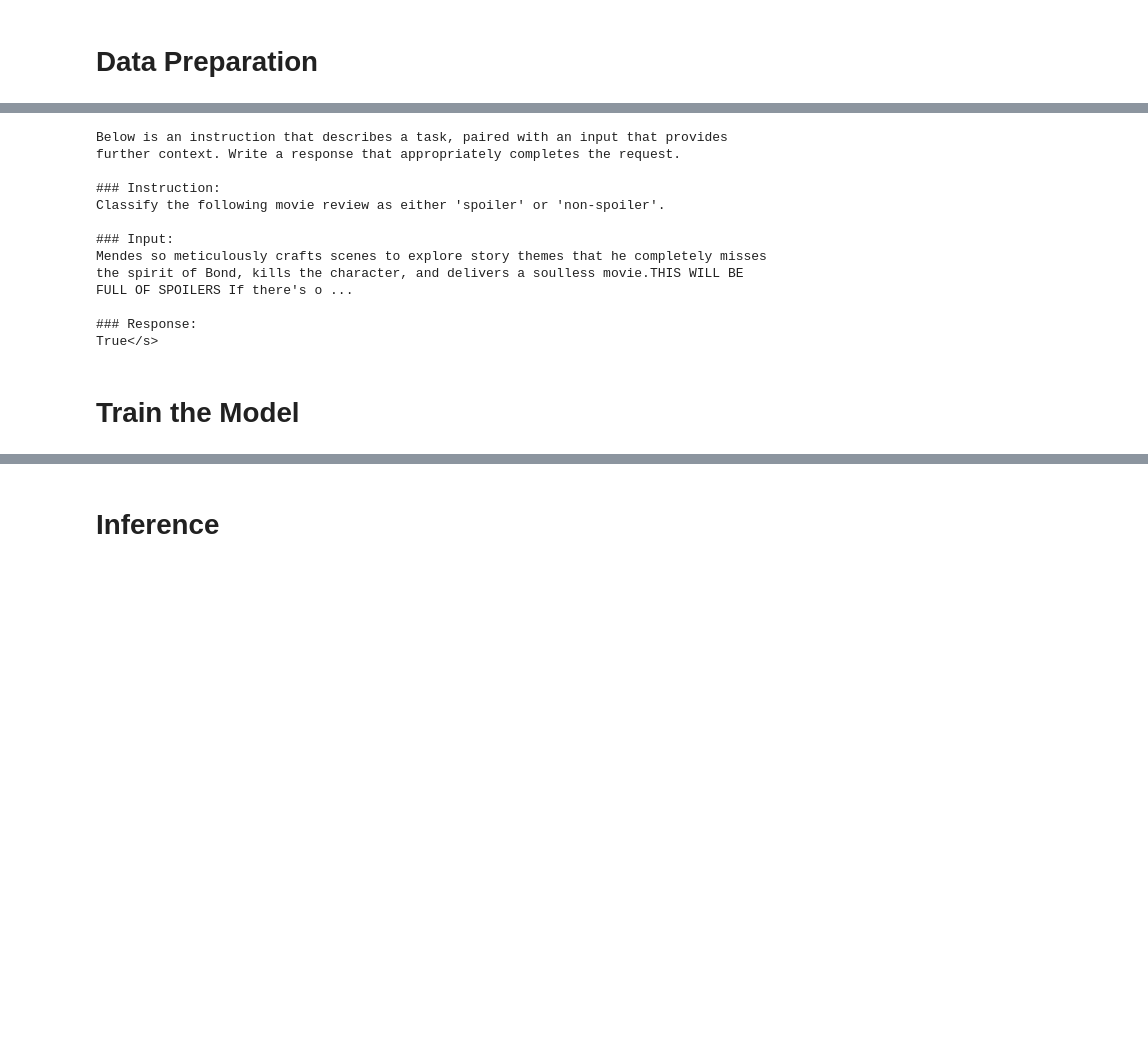
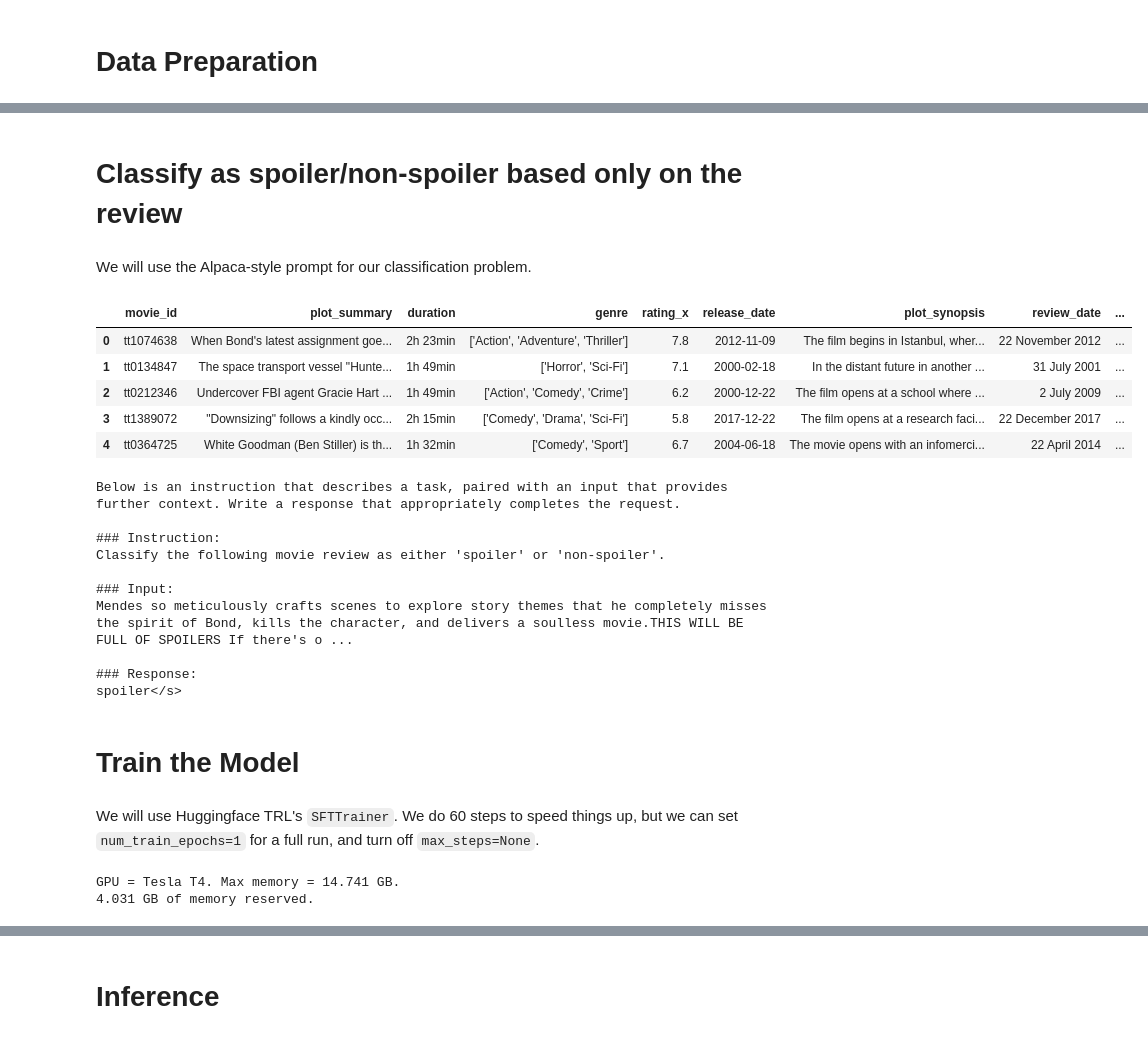
Before and after one commit to AntriaI/Sympetheres-DSC514, a Jupyter notebook: LLM_Mistral.ipynb, the cells around one changed output, grey strips where cells are left out. Cells and saved outputs as stored; diff of their text form; code cells hidden in the pictures; blank space fills up the shorter version.

Commit message:
LLM done nmz, i have to run it

```diff
--- a/LLM_Mistral.ipynb
+++ b/LLM_Mistral.ipynb
@@ -150,0 +79,4 @@ train_df = train_df.map(formatting_prompts_func, batched=True)
+# %% [markdown]
+# Classify as spoiler/non-spoiler based only on the review
+# %% [markdown]
+We will use the Alpaca-style prompt for our classification problem.
@@ -151,6 +129,16 @@ train_df = train_df.map(formatting_prompts_func, batched=True)
+# %%
+# Just to view the extra columns that we have added
+train_dataset.to_pandas().head()
+# %% [output]
+|  | movie_id | plot_summary | duration | genre | rating_x | release_date | plot_synopsis | review_date | ... |
+| 0 | tt1074638 | When Bond's latest assignment goe... | 2h 23min | ['Action', 'Adventure', 'Thriller'] | 7.8 | 2012-11-09 | The film begins in Istanbul, wher... | 22 November 2012 | ... |
+| 1 | tt0134847 | The space transport vessel "Hunte... | 1h 49min | ['Horror', 'Sci-Fi'] | 7.1 | 2000-02-18 | In the distant future in another ... | 31 July 2001 | ... |
+| 2 | tt0212346 | Undercover FBI agent Gracie Hart ... | 1h 49min | ['Action', 'Comedy', 'Crime'] | 6.2 | 2000-12-22 | The film opens at a school where ... | 2 July 2009 | ... |
+| 3 | tt1389072 | "Downsizing" follows a kindly occ... | 2h 15min | ['Comedy', 'Drama', 'Sci-Fi'] | 5.8 | 2017-12-22 | The film opens at a research faci... | 22 December 2017 | ... |
+| 4 | tt0364725 | White Goodman (Ben Stiller) is th... | 1h 32min | ['Comedy', 'Sport'] | 6.7 | 2004-06-18 | The movie opens with an infomerci... | 22 April 2014 | ... |
 # %%
-# View sample output
-print(train_df[0]["text"])
+# View text for the first review
+print(train_dataset[0]["text"])
 # %% [output]
 Below is an instruction that describes a task, paired with an input that provides further context. Write a response that appropriately completes the request.
 
@@ -161,6 +149,6 @@ Classify the following movie review as either 'spoiler' or 'non-spoiler'.
 Mendes so meticulously crafts scenes to explore story themes that he completely misses the spirit of Bond, kills the character, and delivers a soulless movie.THIS WILL BE FULL OF SPOILERS If there's o ...
 
 ### Response:
-True</s>
+spoiler</s>
 # %% [markdown]
 # Train the Model
@@ -197,0 +155,2 @@ trainer = SFTTrainer(
+# %% [markdown]
+We will use Huggingface TRL's `SFTTrainer`. We do 60 steps to speed things up, but we can set `num_train_epochs=1` for a full run, and turn off `max_steps=None`.
@@ -198 +188,11 @@ trainer = SFTTrainer(
+# %%
+#@title Show current memory stats
+gpu_stats = torch.cuda.get_device_properties(0)
+start_gpu_memory = round(torch.cuda.max_memory_reserved() / 1024 / 1024 / 1024, 3)
+max_memory = round(gpu_stats.total_memory / 1024 / 1024 / 1024, 3)
+print(f"GPU = {gpu_stats.name}. Max memory = {max_memory} GB.")
+print(f"{start_gpu_memory} GB of memory reserved.")
+# %% [output]
+GPU = Tesla T4. Max memory = 14.741 GB.
+4.031 GB of memory reserved.
 # %%
```
Also changed, not shown: parts of 46 cells of this notebook.
